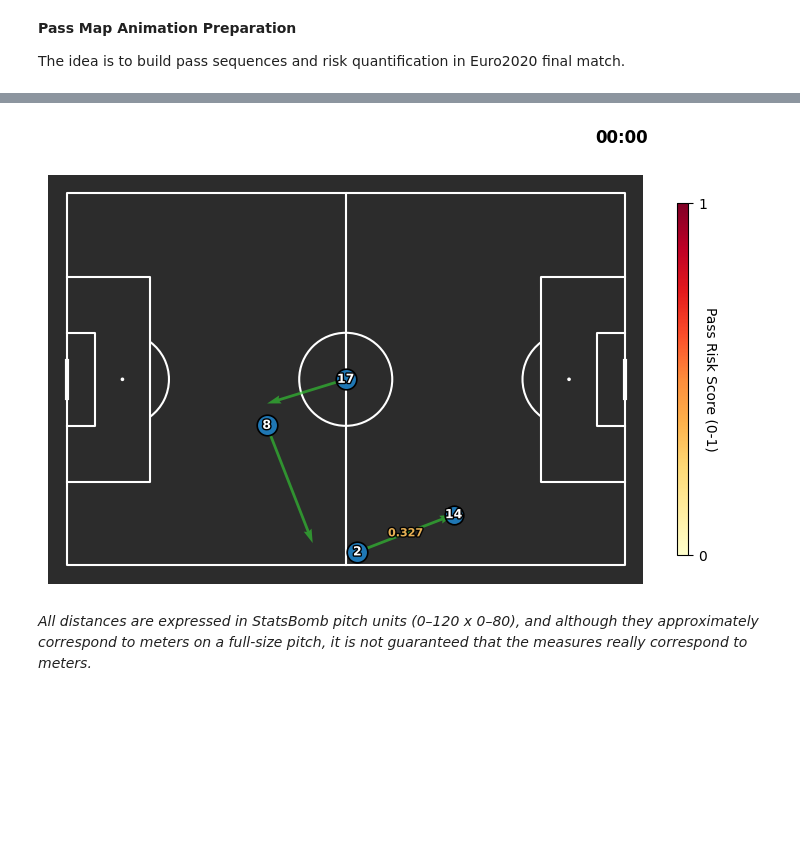
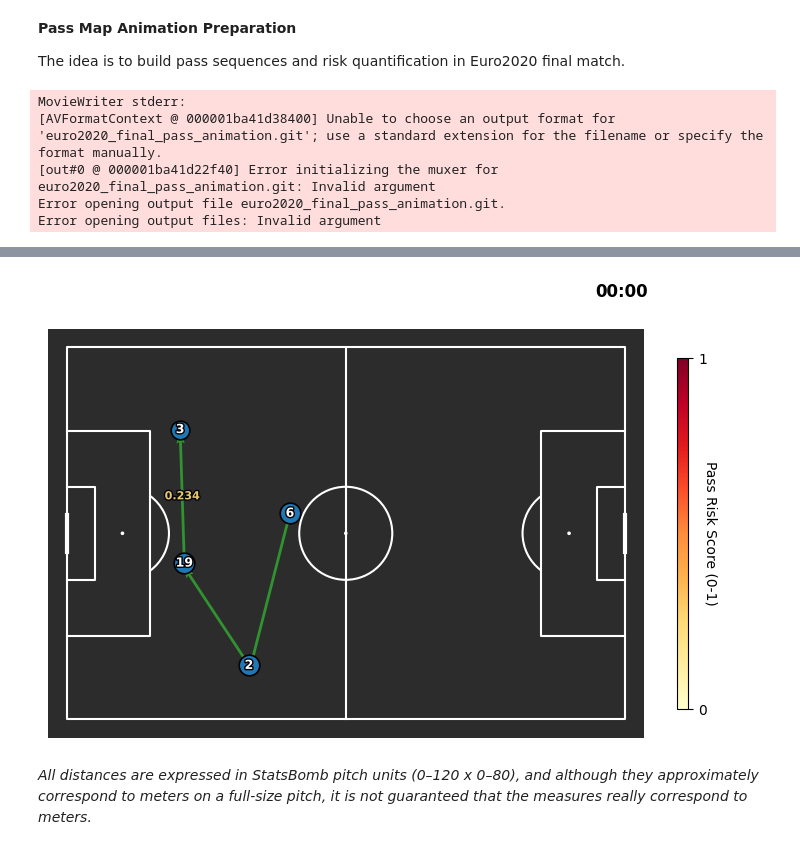
Before and after one commit to pujolaleix/pass_risk_quantification, a Jupyter notebook: pass_risk.ipynb, the cells around one changed output, grey strips where cells are left out. Drawn from its saved outputs; the diff is of its cells as text; code cells hidden in the pictures; blank space fills up the shorter version.

```diff
--- a/pass_risk.ipynb
+++ b/pass_risk.ipynb
@@ -208,7 +208,7 @@ pass_outcome_color = {
     'fail': "#fa4e4e",
 }
 # %%
-df_final = df_pass[df_pass["stage"]=="Final"].head(25)
+df_final = df_pass[df_pass["stage"]=="Final"]
 
 #flip away team locations
 is_away = df_final['team']!=df_final['home']
@@ -322,17 +322,11 @@ ani = animation.FuncAnimation(fig, animate,
 ffmpeg_path = imageio_ffmpeg.get_ffmpeg_exe()
 mpl.rcParams["animation.ffmpeg_path"] = ffmpeg_path
 writer = animation.FFMpegWriter(fps=1, bitrate=1800)
-gif_path = "euro2020_final_pass_animation.gif"
-
-# choose fps & loop forever
-from matplotlib.animation import PillowWriter
-writer = PillowWriter(fps=2, metadata={"loop": 0})
-
-ani.save(
-    gif_path,
-    writer=writer,
-    dpi=120,  # lower dpi -> smaller file
-    savefig_kwargs={"facecolor": fig.get_facecolor()}  # keep dark bg, no white frame
-)
-#df_final.to_csv("euro2020_final_pass_events.csv", index=False)
+ani.save('euro2020_final_pass_animation.git', writer=writer)
+df_final.to_csv("euro2020_final_pass_events.csv", index=False)
 # %% [output]
+MovieWriter stderr:
+[AVFormatContext @ 000001ba41d38400] Unable to choose an output format for 'euro2020_final_pass_animation.git'; use a standard extension for the filename or specify the format manually.
+[out#0 @ 000001ba41d22f40] Error initializing the muxer for euro2020_final_pass_animation.git: Invalid argument
+Error opening output file euro2020_final_pass_animation.git.
+Error opening output files: Invalid argument
@@ -339,3 +334,3 @@ ani.save(
-[figure, old version]
+[figure, new version]
 # %% [markdown]
 *All distances are expressed in StatsBomb pitch units (0–120 x 0–80), and although they approximately correspond to meters on a full-size pitch, it is not guaranteed that the measures really correspond to meters.*
```
Also changed, not shown: parts of 1 cell of this notebook, 2 other files.
